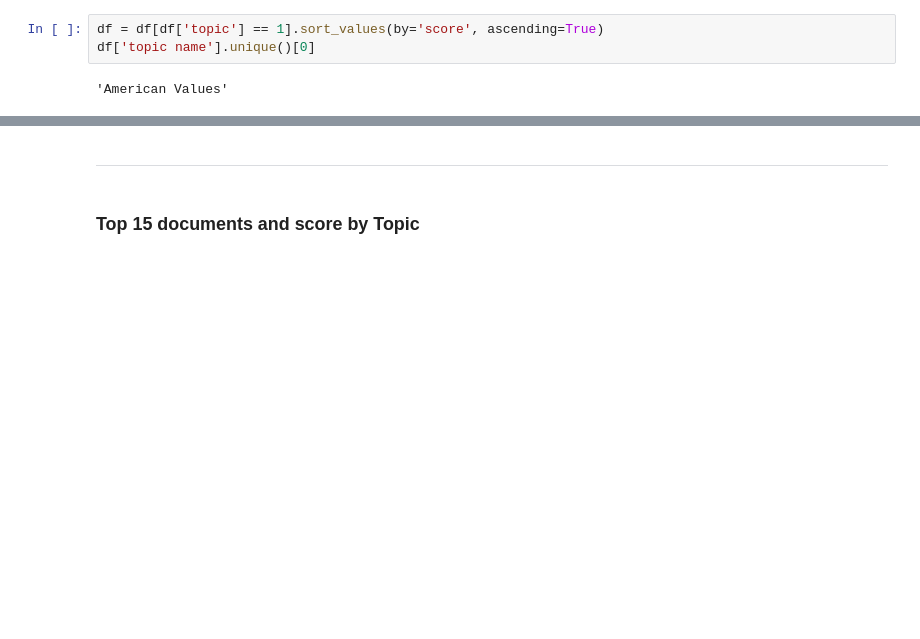
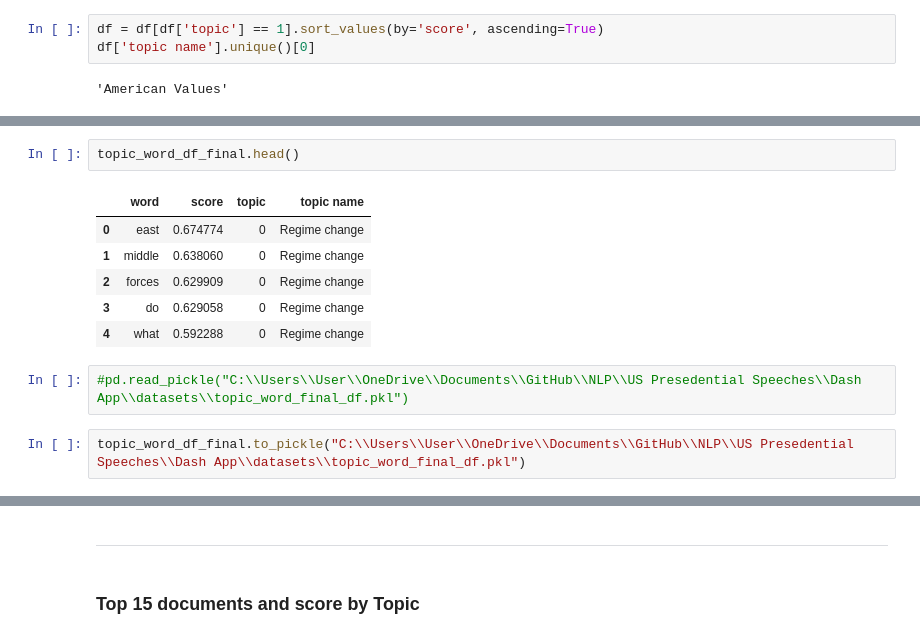
Before and after one commit to Kasheme/NLP, a Jupyter notebook: US Presedential Speeches/Dash App/notebooks/topic model results viz.ipynb, the cells around one changed output, grey strips where cells are left out. Drawn from its saved outputs; the diff is of its cells as text; blank space fills up the shorter version.

```diff
--- a/US Presedential Speeches/Dash App/notebooks/topic model results viz.ipynb
+++ b/US Presedential Speeches/Dash App/notebooks/topic model results viz.ipynb
@@ -515,0 +522,13 @@ df['topic name'].unique()[0]
+# %%
+topic_word_df_final.head()
+# %% [output]
+|  | word | score | topic | topic name |
+| 0 | east | 0.674774 | 0 | Regime change |
+| 1 | middle | 0.638060 | 0 | Regime change |
+| 2 | forces | 0.629909 | 0 | Regime change |
+| 3 | do | 0.629058 | 0 | Regime change |
+| 4 | what | 0.592288 | 0 | Regime change |
+# %%
+#pd.read_pickle("C:\\Users\\User\\OneDrive\\Documents\\GitHub\\NLP\\US Presedential Speeches\\Dash App\\datasets\\topic_word_final_df.pkl")
+# %%
+topic_word_df_final.to_pickle("C:\\Users\\User\\OneDrive\\Documents\\GitHub\\NLP\\US Presedential Speeches\\Dash App\\datasets\\topic_word_final_df.pkl")
```
Also changed, not shown: parts of 9 cells of this notebook, 3 other files.
